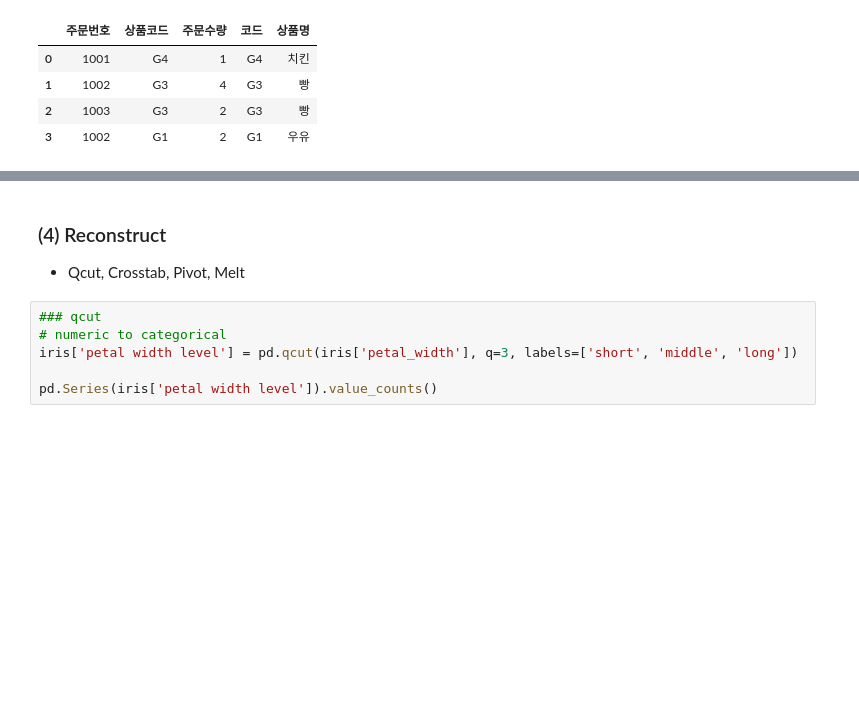
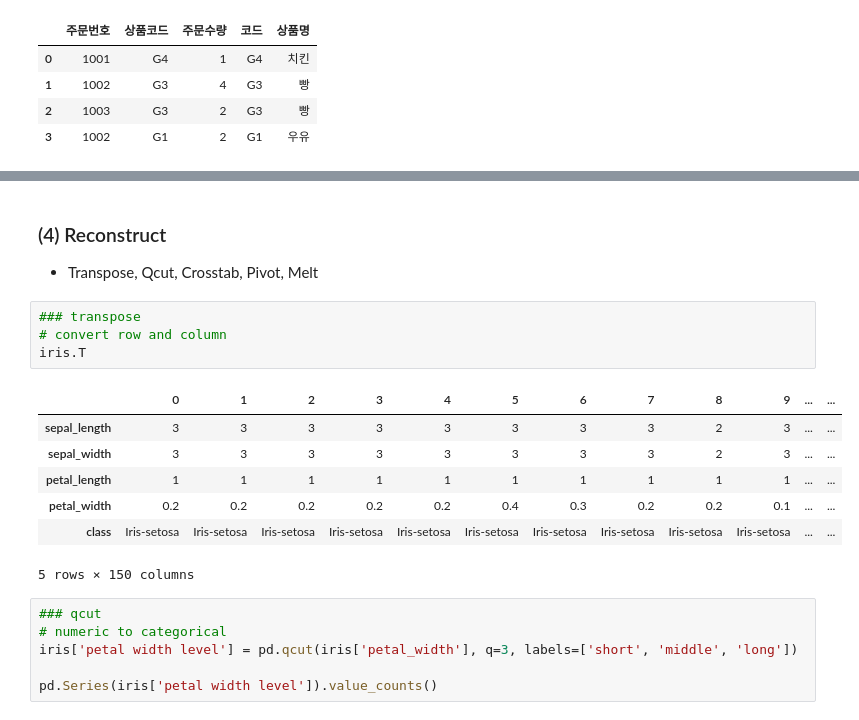
Before and after one commit to hjben/adp, a Jupyter notebook: 01_codebook_DATAFRAME.ipynb, the cells around one changed output, grey strips where cells are left out. Saved outputs shown, nothing was run; the diff lists cells and outputs as text; blank space fills up the shorter version.

```diff
--- a/01_codebook_DATAFRAME.ipynb
+++ b/01_codebook_DATAFRAME.ipynb
@@ -1179,6 +1195,18 @@ sale.merge(product, left_on='상품코드', right_on='코드', how='inner', suff
 # %% [markdown]
 ### (4) Reconstruct
-- Qcut, Crosstab, Pivot, Melt
+- Transpose, Qcut, Crosstab, Pivot, Melt
+# %%
+### transpose
+# convert row and column
+iris.T
+# %% [output]
+|  | 0 | 1 | 2 | 3 | 4 | 5 | 6 | 7 | 8 | 9 | ... | ... |
+| sepal_length | 3 | 3 | 3 | 3 | 3 | 3 | 3 | 3 | 2 | 3 | ... | ... |
+| sepal_width | 3 | 3 | 3 | 3 | 3 | 3 | 3 | 3 | 2 | 3 | ... | ... |
+| petal_length | 1 | 1 | 1 | 1 | 1 | 1 | 1 | 1 | 1 | 1 | ... | ... |
+| petal_width | 0.2 | 0.2 | 0.2 | 0.2 | 0.2 | 0.4 | 0.3 | 0.2 | 0.2 | 0.1 | ... | ... |
+| class | Iris-setosa | Iris-setosa | Iris-setosa | Iris-setosa | Iris-setosa | Iris-setosa | Iris-setosa | Iris-setosa | Iris-setosa | Iris-setosa | ... | ... |
+5 rows × 150 columns
 # %%
 ### qcut
 # numeric to categorical
```
Also changed, not shown: parts of 38 cells of this notebook.
